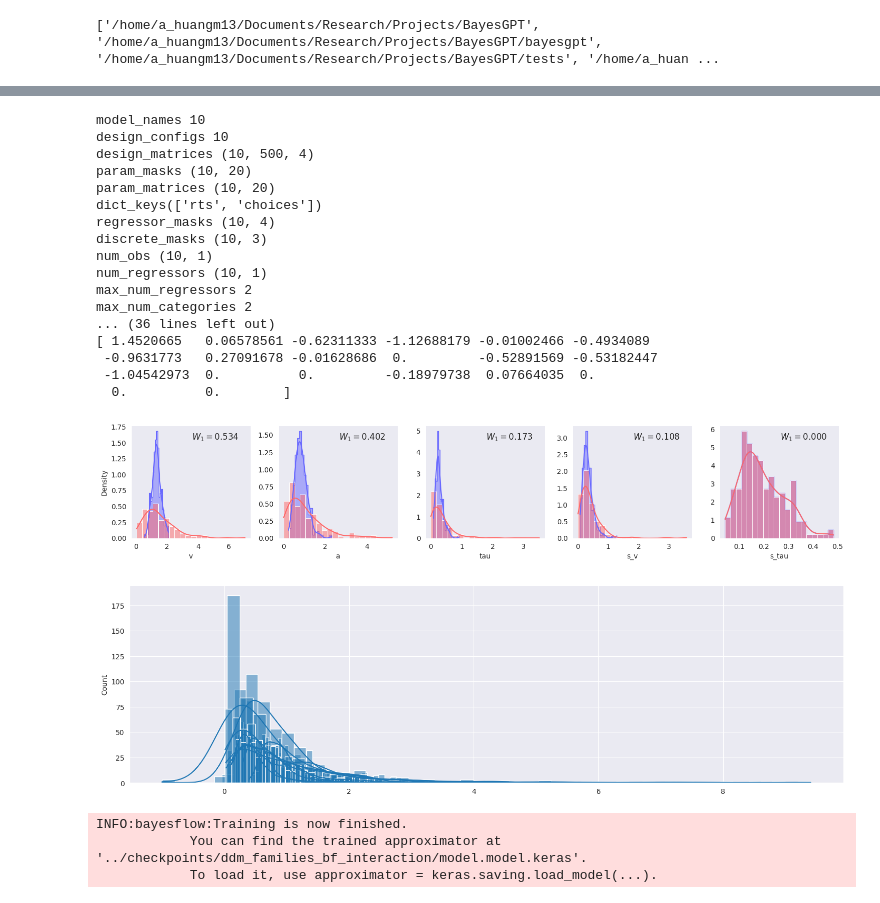
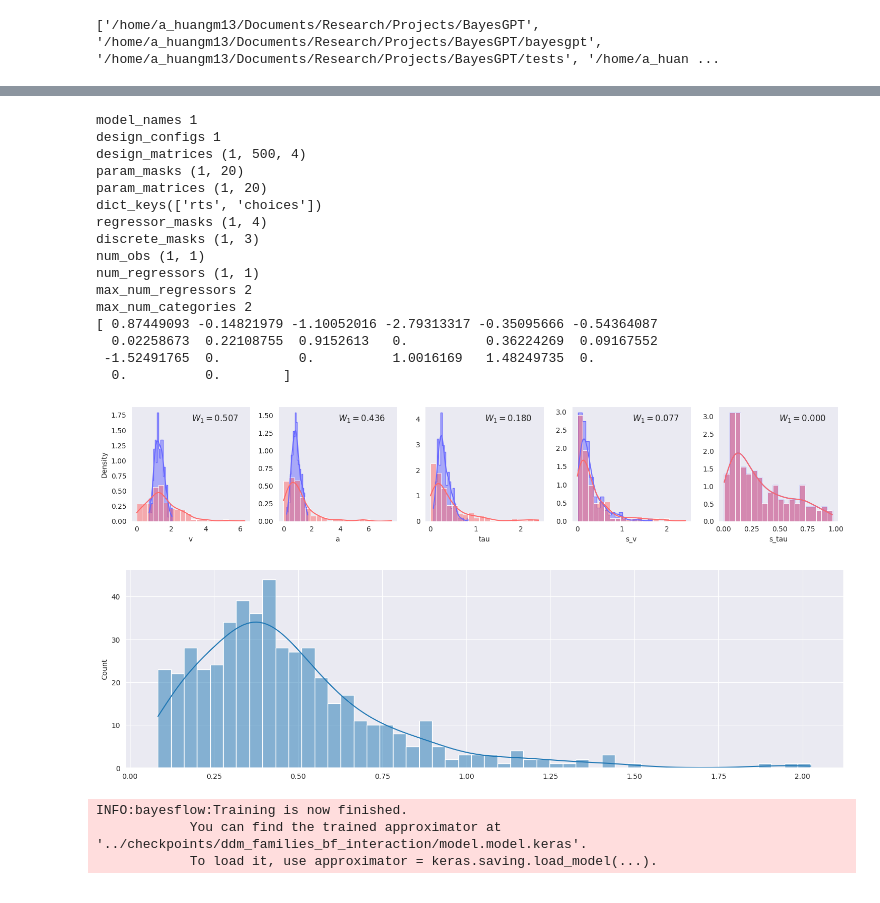
Before and after one commit to bayesflow-org/CogFormer, a Jupyter notebook: playgrounds/model_family_playground.ipynb, the cells around one changed output, grey strips where cells are left out. Cells and saved outputs as stored; diff of their text form; code cells hidden in the pictures.

```diff
--- a/playgrounds/model_family_playground.ipynb
+++ b/playgrounds/model_family_playground.ipynb
@@ -42,7 +37,7 @@ class DDMModelFamilyBF(bf.simulators.Simulator):
     def __init__(self):
         self.model_family = NestedModelFamily(
             model=DDM(),
-            prior_fun=ddm_priors2(),
+            prior_fun=ddm_priors(),
             mask_randomizer_kwargs=dict(
                 free_intrinsics=["v", "a", "tau", "s_v", "s_tau"],
                 fixed_intrinsics=[],
@@ -88,7 +83,7 @@ class DDMModelFamilyBF(bf.simulators.Simulator):
         out = {"rts": rts, "choices": choices, "params": params}
 
         if check:
-            f = ddm_family.check_regressed_priors(
+            f = self.model_family.check_regressed_priors(
                 design_config=design_config,
                 num_obs=num_obs,
                 link_fun=ddm_link_fun(),
@@ -103,27 +98,26 @@ class DDMModelFamilyBF(bf.simulators.Simulator):
         return out
 # %%
 ddm_family_simulator = DDMModelFamilyBF()
-ddm_samples = ddm_family_simulator.sample(10, check=True)
+ddm_samples = ddm_family_simulator.sample(1, check=True)
 # %% [output]
-model_names 10
-design_configs 10
-design_matrices (10, 500, 4)
-param_masks (10, 20)
-param_matrices (10, 20)
+model_names 1
+design_configs 1
+design_matrices (1, 500, 4)
+param_masks (1, 20)
+param_matrices (1, 20)
 dict_keys(['rts', 'choices'])
-regressor_masks (10, 4)
-discrete_masks (10, 3)
-num_obs (10, 1)
-num_regressors (10, 1)
+regressor_masks (1, 4)
+discrete_masks (1, 3)
+num_obs (1, 1)
+num_regressors (1, 1)
 max_num_regressors 2
 max_num_categories 2
-... (36 lines left out)
-[ 1.4520665   0.06578561 -0.62311333 -1.12688179 -0.01002466 -0.4934089
- -0.9631773   0.27091678 -0.01628686  0.         -0.52891569 -0.53182447
- -1.04542973  0.          0.         -0.18979738  0.07664035  0.
+[ 0.87449093 -0.14821979 -1.10052016 -2.79313317 -0.35095666 -0.54364087
+  0.02258673  0.22108755  0.9152613   0.          0.36224269  0.09167552
+ -1.52491765  0.          0.          1.0016169   1.48249735  0.
   0.          0.        ]
-[figure, old version]
+[figure, new version]
-[figure, old version]
+[figure, new version]
 # %%
 # Define adapter
 adapter = (
```
Also changed, not shown: parts of 3 cells of this notebook, 1 other file.
